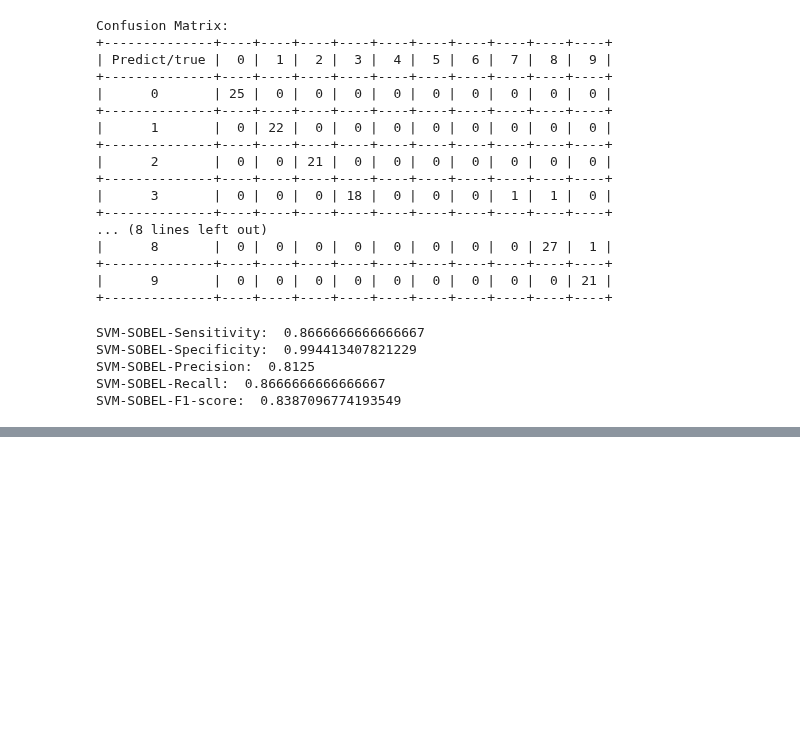
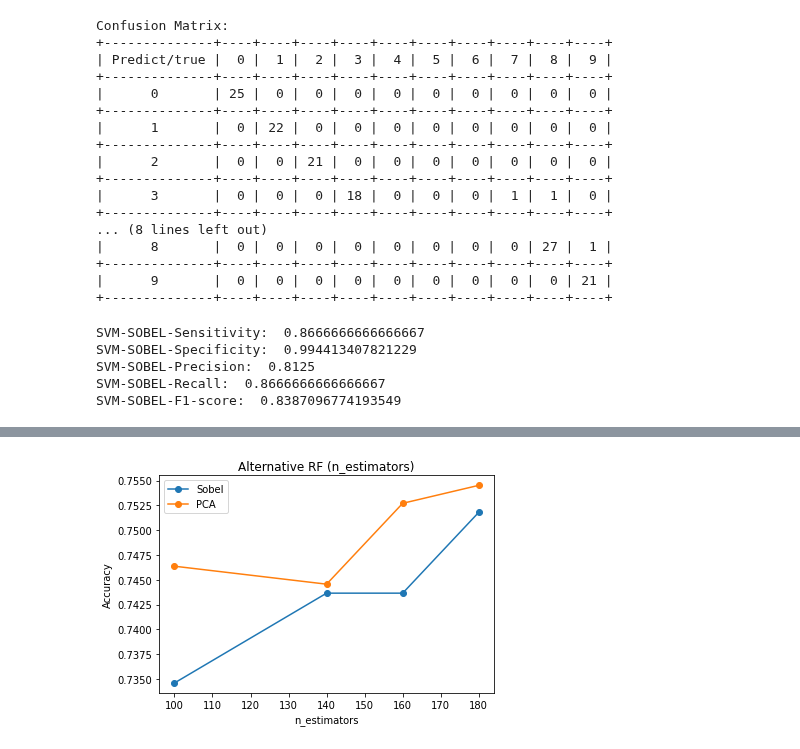
Before and after one commit to kareemotafy/AIProject, a Jupyter notebook: OCR.ipynb, the cells around one changed output, grey strips where cells are left out. Saved outputs shown, nothing was run; the diff lists cells and outputs as text; code cells hidden in the pictures; blank space fills up the shorter version.

```diff
--- a/OCR.ipynb
+++ b/OCR.ipynb
@@ -793,0 +728,30 @@ RF-SOBEL-F1-score:  0.7878787878787877
+# %%
+# loop through each case and save all results in a list
+# n_estimators: [100,140,160,180]
+
+rf_x = [100,140,160,180]
+rf_sobel_y = []
+rf_pca_y = []
+
+for i in rf_x:
+    classifier = RandomForestClassifier(n_estimators=i, random_state=42)
+    classifier.fit(x_train_sobel, y_train)
+    predictions = classifier.predict(x_test_sobel)
+    accuracy = accuracy_score(y_test, predictions)
+    rf_sobel_y.append(accuracy)
+for i in rf_x:
+    classifier = RandomForestClassifier(n_estimators=i, random_state=42)
+    classifier.fit(X_train_pca, y_train)
+    predictions = classifier.predict(X_test_pca)
+    accuracy = accuracy_score(y_test, predictions)
+    rf_pca_y.append(accuracy)
+# %%
+plt.plot(rf_x, rf_sobel_y, label = "Sobel", marker = 'o')
+plt.plot(rf_x, rf_pca_y, label = "PCA", marker = 'o')
+plt.xlabel("n_estimators")
+plt.ylabel("Accuracy")
+plt.title("Alternative RF (n_estimators)")
+plt.legend()
+plt.show()
+# %% [output]
+[figure, added]
```
Also changed, not shown: parts of 67 cells of this notebook.
